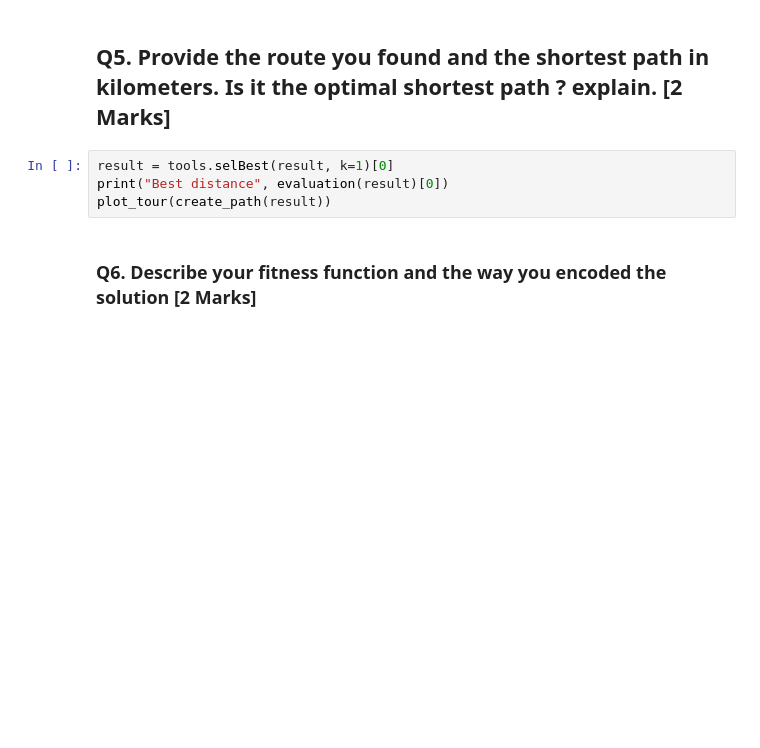
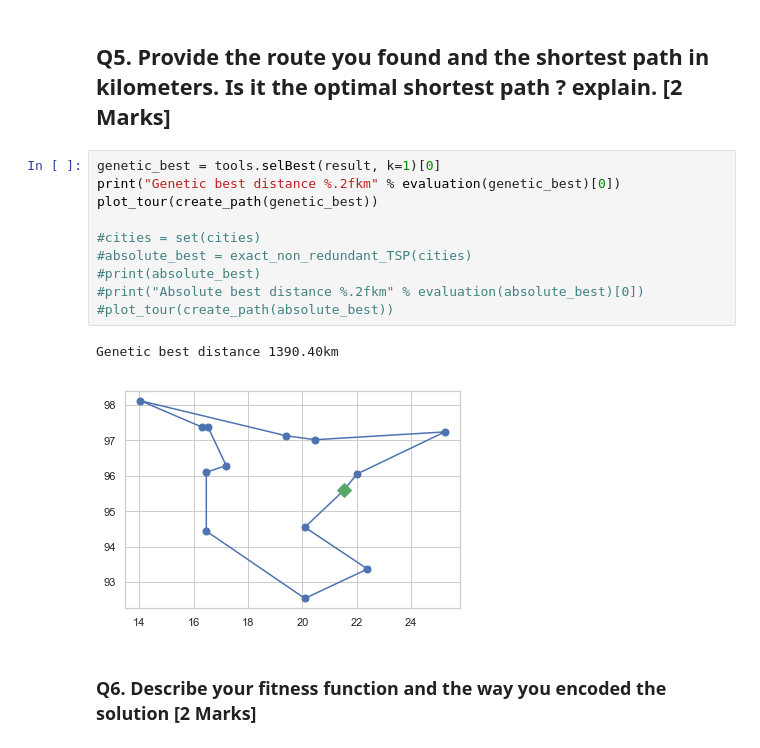
Before and after one commit to AeroX2/comp329-assignment-2, a Jupyter notebook: COMP329 Assignment 2 Specification.ipynb, the cells around one changed output. Saved outputs shown, nothing was run; the diff lists cells and outputs as text; blank space fills up the shorter version.

```diff
--- a/COMP329 Assignment 2 Specification.ipynb
+++ b/COMP329 Assignment 2 Specification.ipynb
@@ -429,9 +479,18 @@ NameError: name 'LAT' is not defined
 # %% [markdown]
 ## Q5. Provide the route you found and the shortest path in kilometers. Is it the optimal shortest path ? explain. [2 Marks]
 # %%
-result = tools.selBest(result, k=1)[0]
-print("Best distance", evaluation(result)[0])
-plot_tour(create_path(result))
+genetic_best = tools.selBest(result, k=1)[0]
+print("Genetic best distance %.2fkm" % evaluation(genetic_best)[0])
+plot_tour(create_path(genetic_best))
+
+#cities = set(cities)
+#absolute_best = exact_non_redundant_TSP(cities)
+#print(absolute_best)
+#print("Absolute best distance %.2fkm" % evaluation(absolute_best)[0])
+#plot_tour(create_path(absolute_best))
+# %% [output]
+Genetic best distance 1390.40km
+[figure, added]
 # %% [markdown]
 ### Q6. Describe your fitness function and the way you encoded the solution [2 Marks]
 # %% [raw]
```
Also changed, not shown: parts of 26 cells of this notebook.
